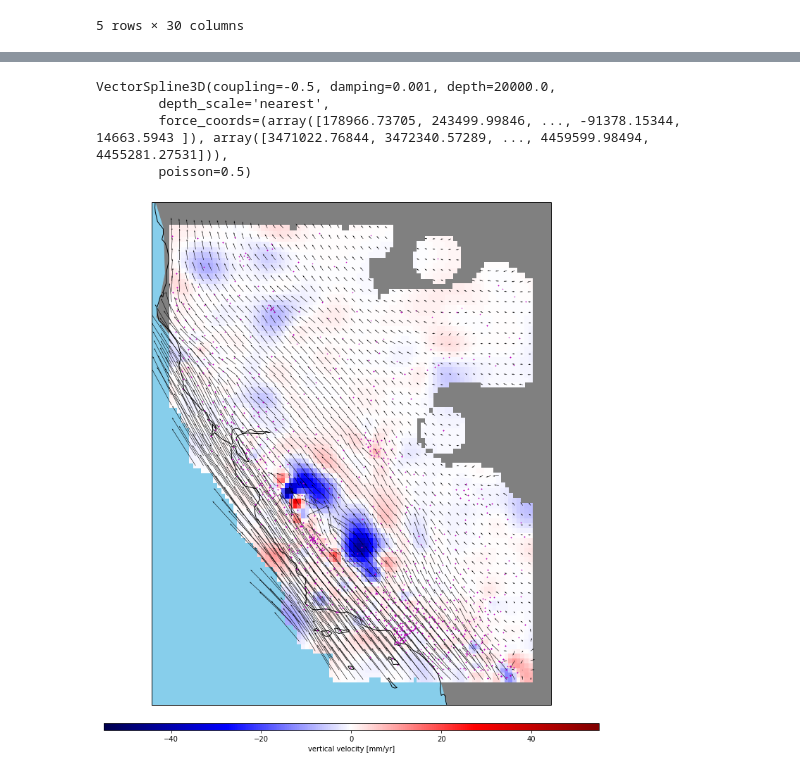
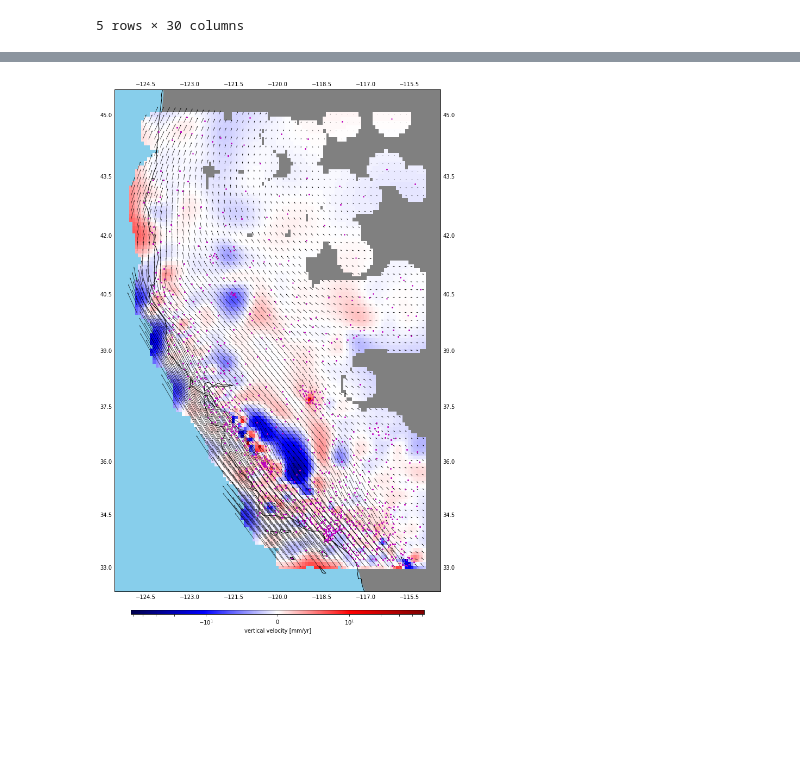
Before and after one commit to leouieda/agu2018, a Jupyter notebook: code/notebooks/pbo_data.ipynb, the cells around one changed output, grey strips where cells are left out. Cells and saved outputs as stored; diff of their text form; code cells hidden in the pictures; blank space fills up the shorter version.

```diff
--- a/code/notebooks/pbo_data.ipynb
+++ b/code/notebooks/pbo_data.ipynb
@@ -51,7 +52,7 @@ End Field Description
 5 rows × 30 columns
 # %%
 region = (-123.0, -115.0, 33.0, 38.0)
-region = (-124.0, -115.0, 33.0, 42.0)
+region = (-125.0, -115.0, 33.0, 45.0)
 inside = vd.inside(
     (data_raw["Ref_Elong"], data_raw["Ref_Nlat"]),
     region=region
@@ -74,7 +71,7 @@ crs = ccrs.Mercator(
 )
 transform = ccrs.PlateCarree()
 
-plt.figure(figsize=(18, 16))
+plt.figure(figsize=(11, 16))
 ax = plt.subplot(111, projection=crs)
 
 ax.add_feature(cfeature.LAND, facecolor="gray")
@@ -82,12 +79,13 @@ ax.add_feature(cfeature.OCEAN, facecolor="skyblue")
 #ax.add_feature(cfeature.BORDERS, linewidth=0.1)
 #ax.set_extent(region, crs=crs)
 
-maxabs = 55
+maxabs = vd.maxabs(components[-1])
 cmap = plt.cm.seismic
+norm = SymLogNorm(linthresh=10, linscale=1, vmin=-maxabs, vmax=maxabs)
 cbargs = dict(orientation="horizontal", aspect=70, shrink=0.7, pad=0.03,
               label="vertical velocity [mm/yr]")
 
-tmp = ax.scatter(*coordinates, c=components[-1], s=30, alpha=1, cmap=cmap,
+tmp = ax.scatter(*coordinates, c=components[-1], s=30, alpha=1, cmap=cmap, norm=norm,
                  vmin=-maxabs, vmax=maxabs, transform=transform)
 plt.colorbar(tmp, ax=ax, **cbargs)
 ax.quiver(*coordinates, *components[:2], scale=400, width=0.0003,
@@ -140,20 +135,20 @@ Hosting the diagnostics dashboard on a random port instead.
 # %%
 %%time
 spline = VectorSpline3DCV(
-    #poissons=(-1, -0.5, 0, 0.5),
-    #depths=(1e3, 5e3, 10e3, 15e3, 20e3, 30e3, 40e3, 50e3),
-    #dampings=(1e-4, 1e-3, 1e-2, 1e-1, 1, 5, 10, 100),
-    #couplings=(0, 0.25, 0.5, 0.75, 1),
-    poissons=(0.5,),
-    depths=(20e3,),
-    dampings=(1e-3,),
-    couplings=(-0.5,),
+    poissons=(-1, -0.5, 0, 0.5),
+    depths=(1e3, 5e3, 10e3, 15e3, 20e3, 30e3, 40e3, 50e3),
+    dampings=(1e-4, 1e-3, 1e-2, 1e-1, 1, 5, 10),
+    couplings=(-1, -0.5, 0, 0.5, 1),
+    #poissons=(0.5,),
+    #depths=(20e3,),
+    #dampings=(1e-3,),
+    #couplings=(-0.5,),
     force_coords=force_coords,
     client=client,
-    cv=KFold(n_splits=3),
 )
 #spline = vd.Vector([vd.Spline(mindist=40e3, damping=1e-8, force_coords=force_coords) for i in range(3)])
 spline.fit(proj_coords, components, weights=weights)
+print(spline.spline_)
 print(spline.score(proj_coords, components, weights=weights))
 print(np.mean(vd.cross_val_score(spline.spline_, proj_coords, components, weights=weights)))
 # %% [output]
@@ -164,10 +162,3 @@ Wall time: 11 s
-# %%
-print(spline.spline_)
-# %% [output]
-VectorSpline3D(coupling=-0.5, damping=0.001, depth=20000.0,
-        depth_scale='nearest',
-        force_coords=(array([178966.73705, 243499.99846, ..., -91378.15344,  14663.5943 ]), array([3471022.76844, 3472340.57289, ..., 4459599.98494, 4455281.27531])),
-        poisson=0.5)
 # %%
 grid = spline.grid(
     region=region, spacing=spacing, projection=projection,
@@ -176,29 +167,31 @@ grid = spline.grid(
 )
 grid = vd.distance_mask(coordinates, maxdist=50e3, grid=grid, projection=projection)
 # %%
-plt.figure(figsize=(18, 16))
+plt.figure(figsize=(11, 16))
 ax = plt.subplot(111, projection=crs)
 
 ax.add_feature(cfeature.LAND, facecolor="gray")
 ax.add_feature(cfeature.OCEAN, facecolor="skyblue")
 
 grid.up_velocity.plot.pcolormesh(
-    ax=ax, cmap=cmap, vmin=-maxabs, vmax=maxabs, transform=transform,
+    ax=ax, cmap=cmap, vmin=-maxabs, vmax=maxabs, norm=norm, transform=transform,
     cbar_kwargs=cbargs
 )
 indexer = slice(None, None, 2)
 # Downsample the arrows so we can actually see something
 down = grid.isel(longitude=indexer, latitude=indexer)
 ax.quiver(down.longitude.values, down.latitude.values,
           down.east_velocity.values, down.north_velocity.values,
           scale=400, width=0.001, transform=transform)
 
-ax.plot(*coordinates, 'm.', markersize=1, transform=transform)
+ax.plot(*coordinates, 'm.', markersize=3, transform=transform)
 #ax.add_feature(cfeature.BORDERS, linewidth=1)
 ax.coastlines(linewidth=1, resolution="50m")
+ax.gridlines(draw_labels=True, linewidth=0)
+
 plt.tight_layout()
 # %% [output]
-[figure, old version]
+[figure, new version]
 # %%
 predicted = spline.predict(proj_coords)
 residuals = tuple(i - j for i, j in zip(components, predicted))
```
Also changed, not shown: parts of 10 cells of this notebook.
